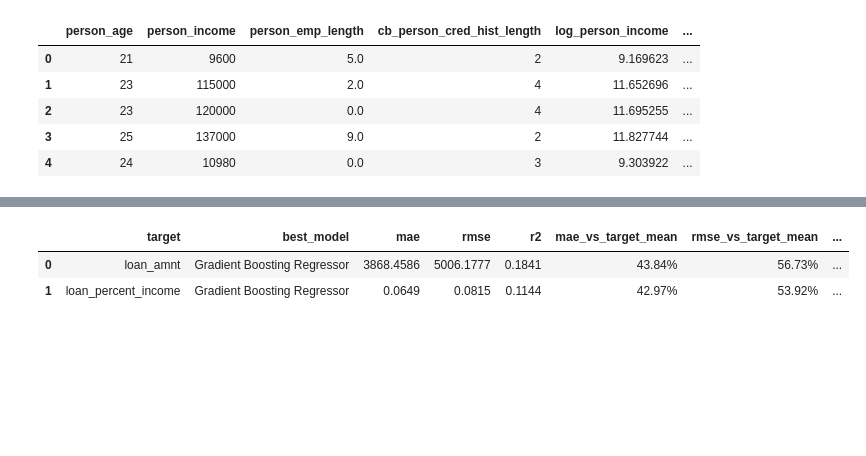
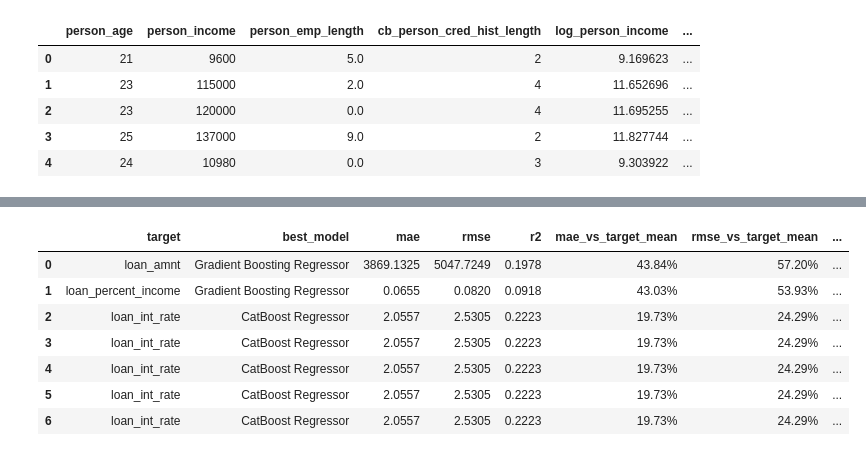
Before and after one commit to diaeshantony-usd/applied-statistics-and-ai-team-project, a Jupyter notebook: 02_Model_Selection/B_Feature_Engineering_Preprocessing_and_ML.ipynb, the cells around one changed output, grey strips where cells are left out. Cells and saved outputs as stored; diff of their text form; code cells hidden in the pictures; blank space fills up the shorter version.

```diff
--- a/02_Model_Selection/B_Feature_Engineering_Preprocessing_and_ML.ipynb
+++ b/02_Model_Selection/B_Feature_Engineering_Preprocessing_and_ML.ipynb
@@ -1329,13 +1015,17 @@ df_regression = df_model[df_model[classification_target] == 0].copy().reset_inde
 X_reg = df_regression[regression_feature_cols].copy()
 y_loan_amount = df_regression[loan_amount_target].copy()
 y_loan_percent = df_regression[loan_percent_target].copy()
+y_interest_rate = df_regression[interest_rate_target].copy()
 regression_setup_summary = pd.DataFrame([{
     "rows": len(df_regression),
     "features": X_reg.shape[1],
     "loan_amount_mean": y_loan_amount.mean(),
     "loan_percent_mean": y_loan_percent.mean(),
+    "interest_rate_mean": y_interest_rate.mean(),
 }])
 display(regression_setup_summary.style.format({
-    "loan_amount_mean": "{:.2f}", "loan_percent_mean": "{:.4f}",
+    "loan_amount_mean": "{:.2f}",
+    "loan_percent_mean": "{:.4f}",
+    "interest_rate_mean": "{:.2f}",
 }))
 # %% [output]
@@ -1359,3 +1051,6 @@ X_reg_train, X_reg_test, y_amt_train, y_amt_test = train_test_split(
 _, _, y_pct_train, y_pct_test = train_test_split(
     X_reg, y_loan_percent, test_size=TEST_SIZE, random_state=RANDOM_STATE
 )
+_, _, y_rate_train, y_rate_test = train_test_split(
+    X_reg, y_interest_rate, test_size=TEST_SIZE, random_state=RANDOM_STATE
+)
@@ -1391,7 +1124,7 @@ def evaluate_regression_models(models, X_train, X_test, y_train, y_test, target_
     for name, model in models.items():
         # Use the same preprocessing for every regressor to keep comparison fair.
         pipe = Pipeline([
-            ("preprocess", make_credit_preprocessor(regression_feature_cols)),
+            ("preprocess", make_model_preprocessor(regression_feature_cols)),
             ("model", clone(model)),
         ])
         # Train the model and predict the holdout test records.
@@ -1403,7 +1136,7 @@ def evaluate_regression_models(models, X_train, X_test, y_train, y_test, target_
         # MAE, RMSE, and R-squared describe error size and explanatory strength.
         rows.append({
             "target": target_name,
-            "model_source": "Manual",
+            "model_source": "Scikit-learn ML Models",
             "model": name,
             "mae": mean_absolute_error(y_test, y_pred),
             "rmse": np.sqrt(mean_squared_error(y_test, y_pred)),
@@ -1441,0 +1179,6 @@ display(loan_percent_metrics.style.format({"mae": "{:.4f}", "rmse": "{:.4f}", "r
+# %%
+# Evaluate models that predict interest rate.
+interest_rate_metrics, interest_rate_models = evaluate_regression_models(
+    regression_models, X_reg_train, X_reg_test, y_rate_train, y_rate_test, interest_rate_target
+)
+display(interest_rate_metrics.style.format({"mae": "{:.4f}", "rmse": "{:.4f}", "r2": "{:.4f}"}))
@@ -1473,42 +1225,117 @@ def regression_conclusion(target_name, best_model, r2_value):
 
 best_amount_row = loan_amount_metrics.iloc[0]
 best_percent_row = loan_percent_metrics.iloc[0]
+best_rate_row = interest_rate_metrics.iloc[0]
+best_rate_row = interest_rate_metrics.iloc[0]
+best_rate_row = interest_rate_metrics.iloc[0]
+best_rate_row = interest_rate_metrics.iloc[0]
+best_rate_row = interest_rate_metrics.iloc[0]
 amount_mae_ratio = best_amount_row["mae"] / y_amt_test.mean()
 amount_rmse_ratio = best_amount_row["rmse"] / y_amt_test.mean()
 percent_mae_ratio = best_percent_row["mae"] / y_pct_test.mean()
 percent_rmse_ratio = best_percent_row["rmse"] / y_pct_test.mean()
+rate_mae_ratio = best_rate_row["mae"] / y_rate_test.mean()
+rate_rmse_ratio = best_rate_row["rmse"] / y_rate_test.mean()
+rate_mae_ratio = best_rate_row["mae"] / y_rate_test.mean()
+rate_rmse_ratio = best_rate_row["rmse"] / y_rate_test.mean()
+rate_mae_ratio = best_rate_row["mae"] / y_rate_test.mean()
+rate_rmse_ratio = best_rate_row["rmse"] / y_rate_test.mean()
+rate_mae_ratio = best_rate_row["mae"] / y_rate_test.mean()
+rate_rmse_ratio = best_rate_row["rmse"] / y_rate_test.mean()
+rate_mae_ratio = best_rate_row["mae"] / y_rate_test.mean()
+rate_rmse_ratio = best_rate_row["rmse"] / y_rate_test.mean()
 
 regression_interpretation = pd.DataFrame([
     {
         "target": loan_amount_target,
         "best_model": best_amount_row["model"],
         "mae": best_amount_row["mae"],
         "rmse": best_amount_row["rmse"],
         "r2": best_amount_row["r2"],
         "mae_vs_target_mean": amount_mae_ratio,
         "rmse_vs_target_mean": amount_rmse_ratio,
         "performance_summary": f"{r2_strength(best_amount_row['r2']).title()} explanatory performance by R-squared.",
         "conclusion": regression_conclusion(loan_amount_target, best_amount_row["model"], best_amount_row["r2"]),
     },
     {
         "target": loan_percent_target,
         "best_model": best_percent_row["model"],
         "mae": best_percent_row["mae"],
         "rmse": best_percent_row["rmse"],
         "r2": best_percent_row["r2"],
         "mae_vs_target_mean": percent_mae_ratio,
         "rmse_vs_target_mean": percent_rmse_ratio,
         "performance_summary": f"{r2_strength(best_percent_row['r2']).title()} explanatory performance by R-squared.",
         "conclusion": regression_conclusion(loan_percent_target, best_percent_row["model"], best_percent_row["r2"]),
     },
+    {
+        "target": interest_rate_target,
+        "best_model": best_rate_row["model"],
+        "mae": best_rate_row["mae"],
+        "rmse": best_rate_row["rmse"],
+        "r2": best_rate_row["r2"],
+        "mae_vs_target_mean": rate_mae_ratio,
+        "rmse_vs_target_mean": rate_rmse_ratio,
+        "performance_summary": f"{r2_strength(best_rate_row['r2']).title()} explanatory performance by R-squared.",
+        "conclusion": regression_conclusion(interest_rate_target, best_rate_row["model"], best_rate_row["r2"]),
+    },
+    {
+        "target": interest_rate_target,
+        "best_model": best_rate_row["model"],
+        "mae": best_rate_row["mae"],
+        "rmse": best_rate_row["rmse"],
+        "r2": best_rate_row["r2"],
+        "mae_vs_target_mean": rate_mae_ratio,
+        "rmse_vs_target_mean": rate_rmse_ratio,
+        "performance_summary": f"{r2_strength(best_rate_row['r2']).title()} explanatory performance by R-squared.",
+        "conclusion": regression_conclusion(interest_rate_target, best_rate_row["model"], best_rate_row["r2"]),
+    },
+    {
+        "target": interest_rate_target,
+        "best_model": best_rate_row["model"],
+        "mae": best_rate_row["mae"],
+        "rmse": best_rate_row["rmse"],
+        "r2": best_rate_row["r2"],
+        "mae_vs_target_mean": rate_mae_ratio,
+        "rmse_vs_target_mean": rate_rmse_ratio,
+        "performance_summary": f"{r2_strength(best_rate_row['r2']).title()} explanatory performance by R-squared.",
+        "conclusion": regression_conclusion(interest_rate_target, best_rate_row["model"], best_rate_row["r2"]),
+    },
+    {
+        "target": interest_rate_target,
+        "best_model": best_rate_row["model"],
+        "mae": best_rate_row["mae"],
+        "rmse": best_rate_row["rmse"],
+        "r2": best_rate_row["r2"],
+        "mae_vs_target_mean": rate_mae_ratio,
+        "rmse_vs_target_mean": rate_rmse_ratio,
+        "performance_summary": f"{r2_strength(best_rate_row['r2']).title()} explanatory performance by R-squared.",
+        "conclusion": regression_conclusion(interest_rate_target, best_rate_row["model"], best_rate_row["r2"]),
+    },
+    {
+        "target": interest_rate_target,
+        "best_model": best_rate_row["model"],
+        "mae": best_rate_row["mae"],
+        "rmse": best_rate_row["rmse"],
+        "r2": best_rate_row["r2"],
+        "mae_vs_target_mean": rate_mae_ratio,
+        "rmse_vs_target_mean": rate_rmse_ratio,
+        "performance_summary": f"{r2_strength(best_rate_row['r2']).title()} explanatory performance by R-squared.",
+        "conclusion": regression_conclusion(interest_rate_target, best_rate_row["model"], best_rate_row["r2"]),
+    },
 ])
 
 # Display the metric interpretation and final regression conclusion for each target.
 display(regression_interpretation.style.format({
     "mae": "{:.4f}", "rmse": "{:.4f}", "r2": "{:.4f}",
     "mae_vs_target_mean": "{:.2%}", "rmse_vs_target_mean": "{:.2%}",
 }))
 # %% [output]
 |  | target | best_model | mae | rmse | r2 | mae_vs_target_mean | rmse_vs_target_mean | ... |
-| 0 | loan_amnt | Gradient Boosting Regressor | 3868.4586 | 5006.1777 | 0.1841 | 43.84% | 56.73% | ... |
-| 1 | loan_percent_income | Gradient Boosting Regressor | 0.0649 | 0.0815 | 0.1144 | 42.97% | 53.92% | ... |
+| 0 | loan_amnt | Gradient Boosting Regressor | 3869.1325 | 5047.7249 | 0.1978 | 43.84% | 57.20% | ... |
+| 1 | loan_percent_income | Gradient Boosting Regressor | 0.0655 | 0.0820 | 0.0918 | 43.03% | 53.93% | ... |
+| 2 | loan_int_rate | CatBoost Regressor | 2.0557 | 2.5305 | 0.2223 | 19.73% | 24.29% | ... |
+| 3 | loan_int_rate | CatBoost Regressor | 2.0557 | 2.5305 | 0.2223 | 19.73% | 24.29% | ... |
+| 4 | loan_int_rate | CatBoost Regressor | 2.0557 | 2.5305 | 0.2223 | 19.73% | 24.29% | ... |
+| 5 | loan_int_rate | CatBoost Regressor | 2.0557 | 2.5305 | 0.2223 | 19.73% | 24.29% | ... |
+| 6 | loan_int_rate | CatBoost Regressor | 2.0557 | 2.5305 | 0.2223 | 19.73% | 24.29% | ... |
```
Also changed, not shown: parts of 120 cells of this notebook, 5 other files.
